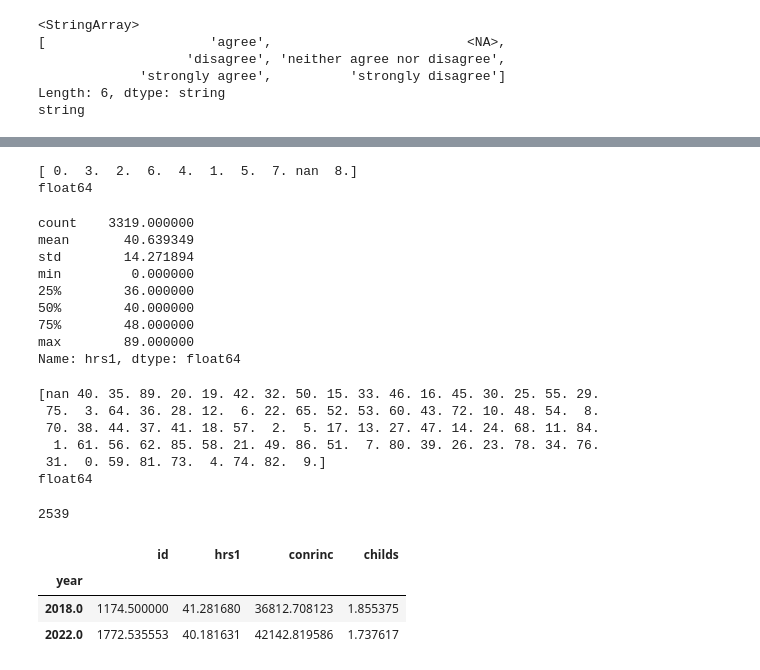
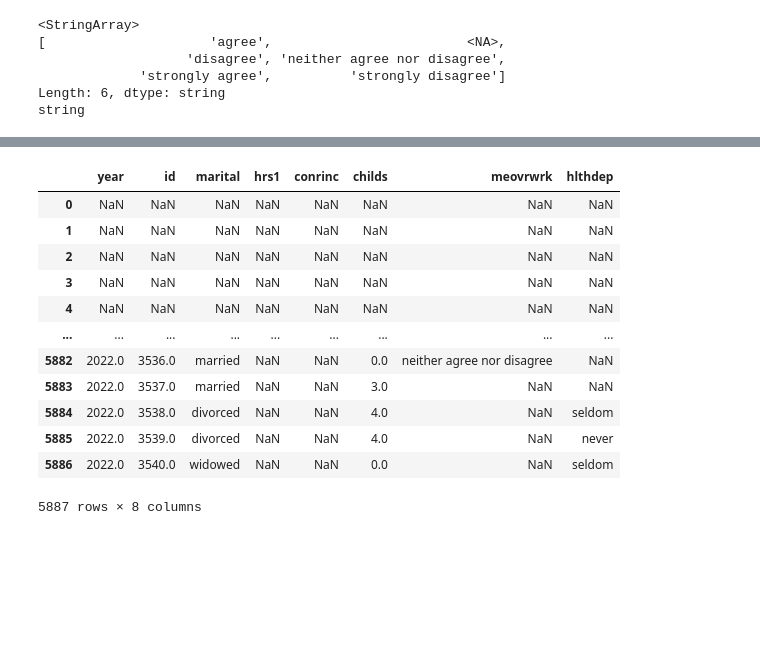
Before and after one commit to imdressel/project_gss, a Jupyter notebook: Cleaning_Variables.ipynb, the cells around one changed output, grey strips where cells are left out. Cells and saved outputs as stored; diff of their text form; code cells hidden in the pictures; blank space fills up the shorter version.

```diff
--- a/Cleaning_Variables.ipynb
+++ b/Cleaning_Variables.ipynb
@@ -108,49 +175,16 @@ Name: childs, dtype: float64
-# %%
-childs = df['childs']
-print(childs.unique())
-print(childs.dtype)
-# %% [output]
-[ 0.  3.  2.  6.  4.  1.  5.  7. nan  8.]
-float64
-# %%
-# 4) Hours worked a week - "HRS1"
-df['hrs1'].describe()
-# %% [output]
-count    3319.000000
-mean       40.639349
-std        14.271894
-min         0.000000
-25%        36.000000
-50%        40.000000
-75%        48.000000
-max        89.000000
-Name: hrs1, dtype: float64
-# %%
-hrs1 = df['hrs1']
-print(hrs1.unique())
-print(hrs1.dtype)
-# %% [output]
-[nan 40. 35. 89. 20. 19. 42. 32. 50. 15. 33. 46. 16. 45. 30. 25. 55. 29.
- 75.  3. 64. 36. 28. 12.  6. 22. 65. 52. 53. 60. 43. 72. 10. 48. 54.  8.
- 70. 38. 44. 37. 41. 18. 57.  2.  5. 17. 13. 27. 47. 14. 24. 68. 11. 84.
-  1. 61. 56. 62. 85. 58. 21. 49. 86. 51.  7. 80. 39. 26. 23. 78. 34. 76.
- 31.  0. 59. 81. 73.  4. 74. 82.  9.]
-float64
-# %%
-# 5) Salary - "CONRINC"
-gss = pd.read_csv('https://raw.githubusercontent.com/imdressel/project_gss17/main/gss_data_20182022.csv', low_memory=False)
-income = gss['conrinc']
-income.describe() #Float
-#gss['conrinc'].values.tolist()
-income.isna().sum() #2,539 NA values
-# %% [output]
-2539
-# %%
-gss.groupby('year').mean()
-#Average income 2018: $36,812.71
-#Average income 2022: $42,142.82
-# %% [output]
-|  | id | hrs1 | conrinc | childs |
-| year |  |  |  |  |
-| 2018.0 | 1174.500000 | 41.281680 | 36812.708123 | 1.855375 |
-| 2022.0 | 1772.535553 | 40.181631 | 42142.819586 | 1.737617 |
+# %%
+df2022.head(-5)
+# %% [output]
+|  | year | id | marital | hrs1 | conrinc | childs | meovrwrk | hlthdep |
+| 0 | NaN | NaN | NaN | NaN | NaN | NaN | NaN | NaN |
+| 1 | NaN | NaN | NaN | NaN | NaN | NaN | NaN | NaN |
+| 2 | NaN | NaN | NaN | NaN | NaN | NaN | NaN | NaN |
+| 3 | NaN | NaN | NaN | NaN | NaN | NaN | NaN | NaN |
+| 4 | NaN | NaN | NaN | NaN | NaN | NaN | NaN | NaN |
+| ... | ... | ... | ... | ... | ... | ... | ... | ... |
+| 5882 | 2022.0 | 3536.0 | married | NaN | NaN | 0.0 | neither agree nor disagree | NaN |
+| 5883 | 2022.0 | 3537.0 | married | NaN | NaN | 3.0 | NaN | NaN |
+| 5884 | 2022.0 | 3538.0 | divorced | NaN | NaN | 4.0 | NaN | seldom |
+| 5885 | 2022.0 | 3539.0 | divorced | NaN | NaN | 4.0 | NaN | never |
+| 5886 | 2022.0 | 3540.0 | widowed | NaN | NaN | 0.0 | NaN | seldom |
+5887 rows × 8 columns
```
Also changed, not shown: parts of 21 cells of this notebook.
